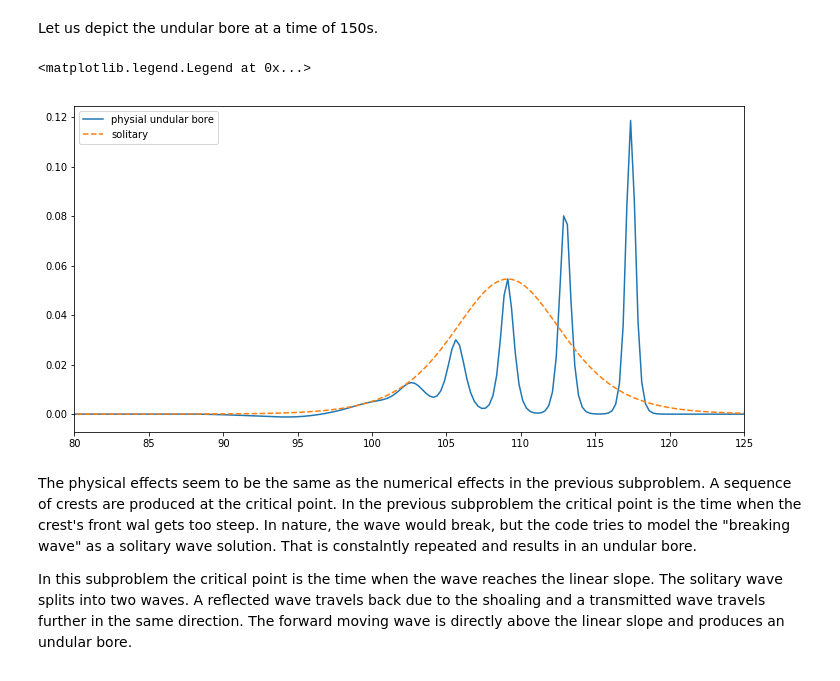
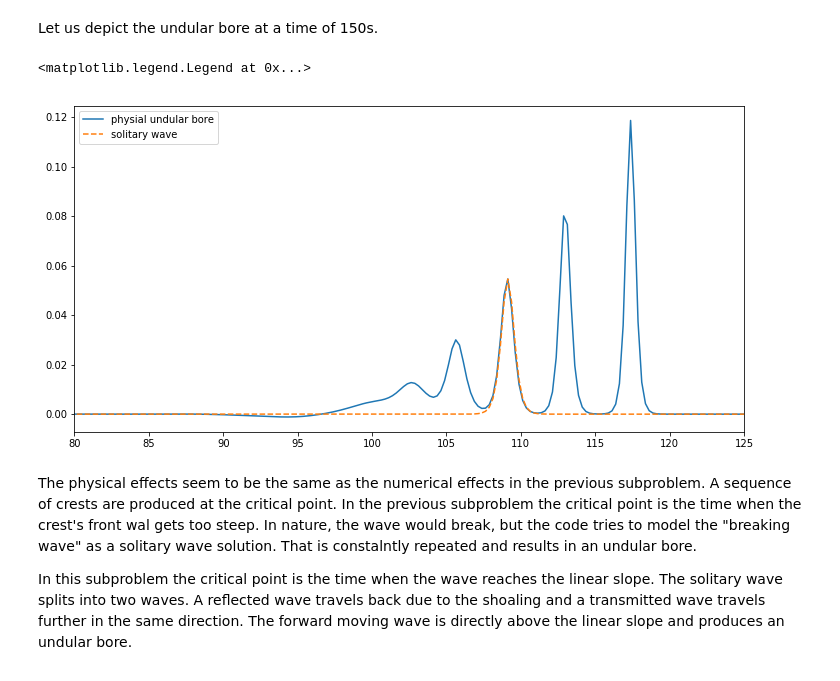
Before and after one commit to Reyna-RT/MEK9320, a Jupyter notebook: Second Assignment results.ipynb, the cells around one changed output. Drawn from its saved outputs; the diff is of its cells as text; code cells hidden in the pictures.

Commit message:
solitary wave plotted in 5c, with cheating?

```diff
--- a/Second Assignment results.ipynb
+++ b/Second Assignment results.ipynb
@@ -1015,22 +1015,22 @@ Let us depict the undular bore at a time of 150s.
 # %%
 bb = np.loadtxt('flat_results/bores-c/eta150',unpack=True)
 
 crest = max(bb[1][108*4:110*4])
-x0 = list(bb[1]).index(crest)
+x00 = list(bb[1]).index(crest)
 
 alpha = crest
 
-argum = 0.5*np.sqrt(3*alpha)*(bb[0]-bb[0][x0])
+argum = 4.3*np.sqrt(3*alpha)*(bb[0]-bb[0][x00])
 ola = alpha*sech2(argum)
-fig1 = plt.figure(figsize=(12, 6))
-ax1 = fig1.add_subplot(1, 1,1)
+fig11 = plt.figure(figsize=(12, 6))
+ax11 = fig11.add_subplot(1, 1,1)
 plt.plot(bb[0],bb[1], label='physial undular bore' )
-plt.plot(bb[0],ola,'--', label='solitary')
+plt.plot(bb[0],ola,'--', label='solitary wave')
 plt.xlim(80,125)
 plt.legend()
 # %% [output]
 <matplotlib.legend.Legend at 0x...>
-[figure, old version]
+[figure, new version]
 # %% [markdown]
 The physical effects seem to be the same as the numerical effects in the previous subproblem. A sequence of crests are produced at the critical point. In the previous subproblem the critical point is the time when the crest's front wal gets too steep. In nature, the wave would break, but the code tries to model the "breaking wave" as a solitary wave solution. That is constalntly repeated and results in an undular bore.
 
```
